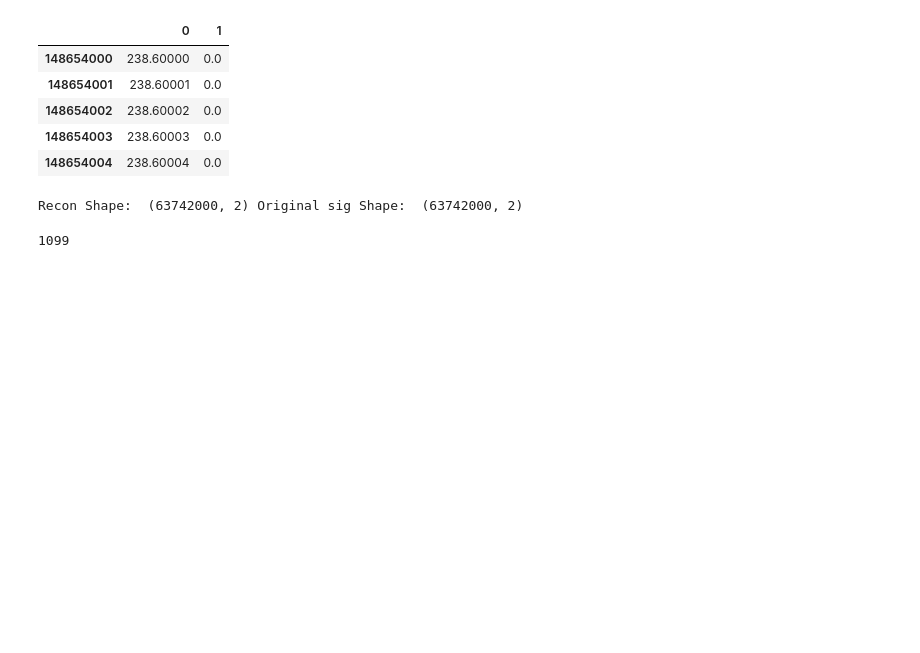
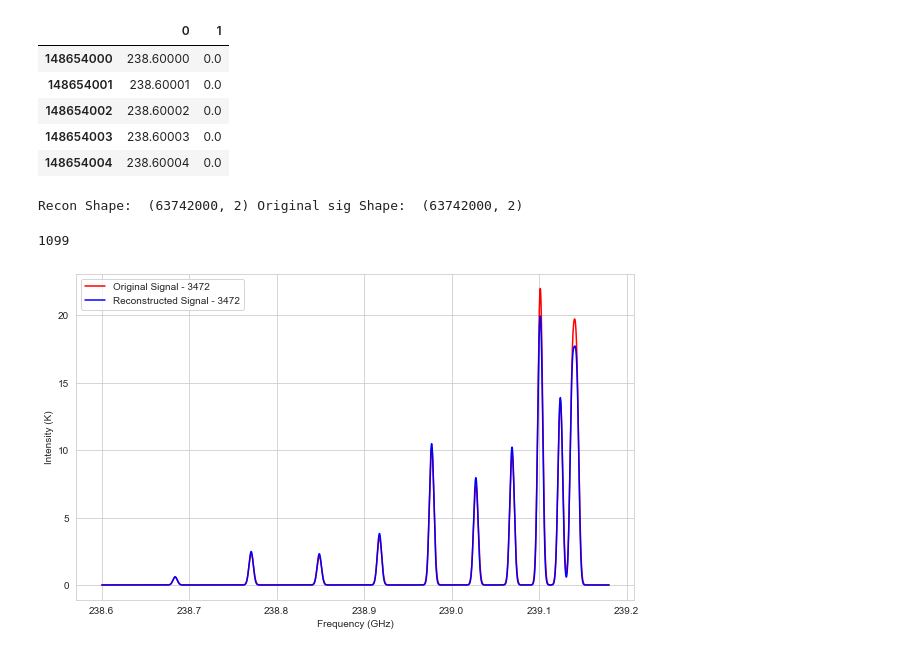
Before and after one commit to jpandeinge/wavelet_decomposition, a Jupyter notebook: v2_wavelet_reconstruction.ipynb, the cells around one changed output. Drawn from its saved outputs; the diff is of its cells as text; code cells hidden in the pictures; blank space fills up the shorter version.

Commit message:
Fix signal reconstruction file number

```diff
--- a/v2_wavelet_reconstruction.ipynb
+++ b/v2_wavelet_reconstruction.ipynb
@@ -109,18 +109,7 @@ for file in filenames:
     filename_number.append(int(re.search(r'\d+', file).group()))
 
 
-sig_index_holder = np.array(filename_number[2563:])
+sig_value_holder = filename_number[-1099:]
 sig_index = []
-
-sig_index_holder
-
-a = filename_number[2563:]
-
-
-
-
-
-
-
-# make the signal index for the reconstructed data as the the filename number
-# sig_index = np.array(filename_number)
+for i in range(len(sig_value_holder)):
+    sig_index.append(sig_value_holder[i] + 1)
@@ -138,14 +116,16 @@ for i in range(len(recon_files)):
 # %%
 # plot the signal in one plot
 plt.figure(figsize=(10, 6))
 sns.set_style("whitegrid")
-plt.plot(freq_sig[0],  inten_sig[0], color='r', label='Original Signal - {}'.format(signal_index[0]))
-plt.plot(freq_recon[0], inten_recon[0], color='b', label='Reconstructed Signal - {}'.format(signal_index[0]))
+plt.plot(freq_sig[0],  inten_sig[0], color='r', label='Original Signal - {}'.format(sig_index[0]))
+plt.plot(freq_recon[0], inten_recon[0], color='b', label='Reconstructed Signal - {}'.format(sig_index[0]))
 plt.xlabel("Frequency (GHz)")
 plt.ylabel("Intensity (K)")
 plt.legend()
 # plt.savefig('Recon_params/recon_3501.png')
 plt.show()
+# %% [output]
+[figure, added]
 # %%
 plt.figure(figsize=(10, 6))
 sns.set_style("whitegrid")
```
Also changed, not shown: parts of 14 cells of this notebook.
